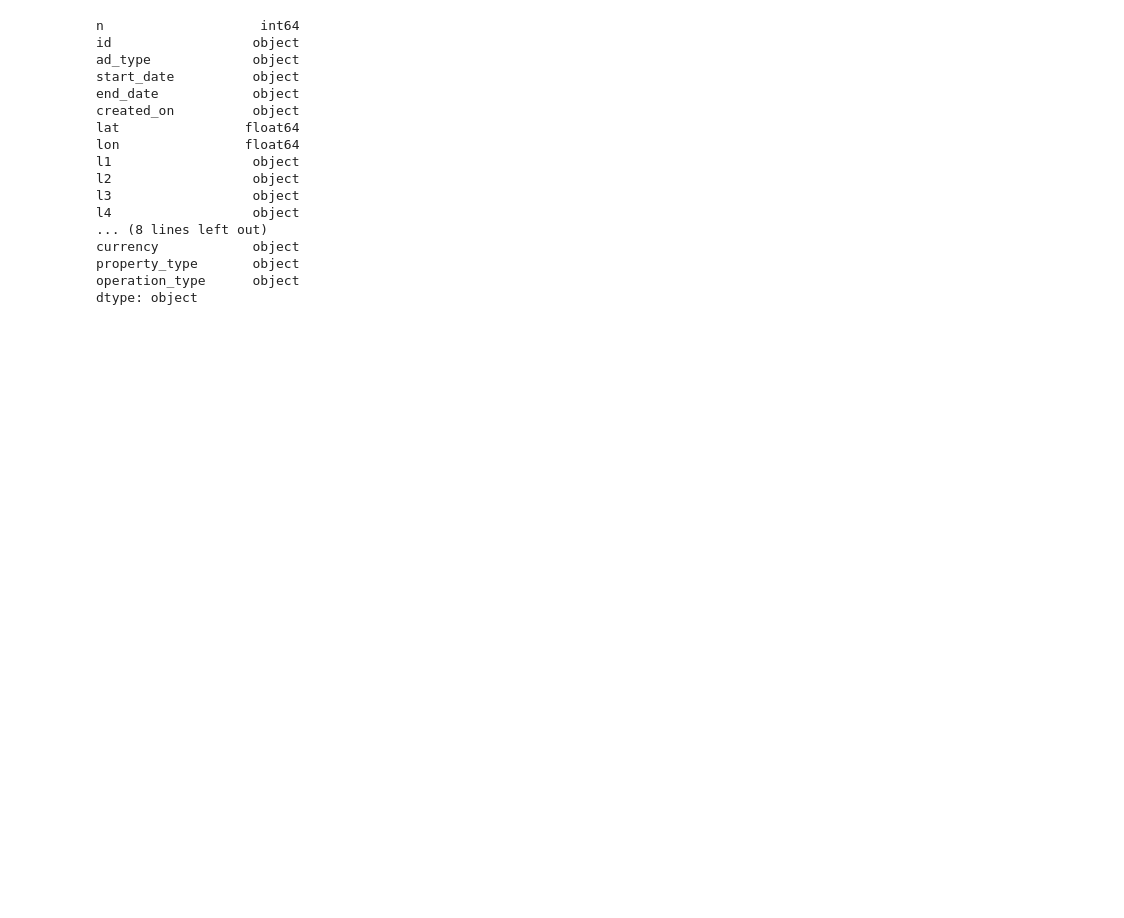
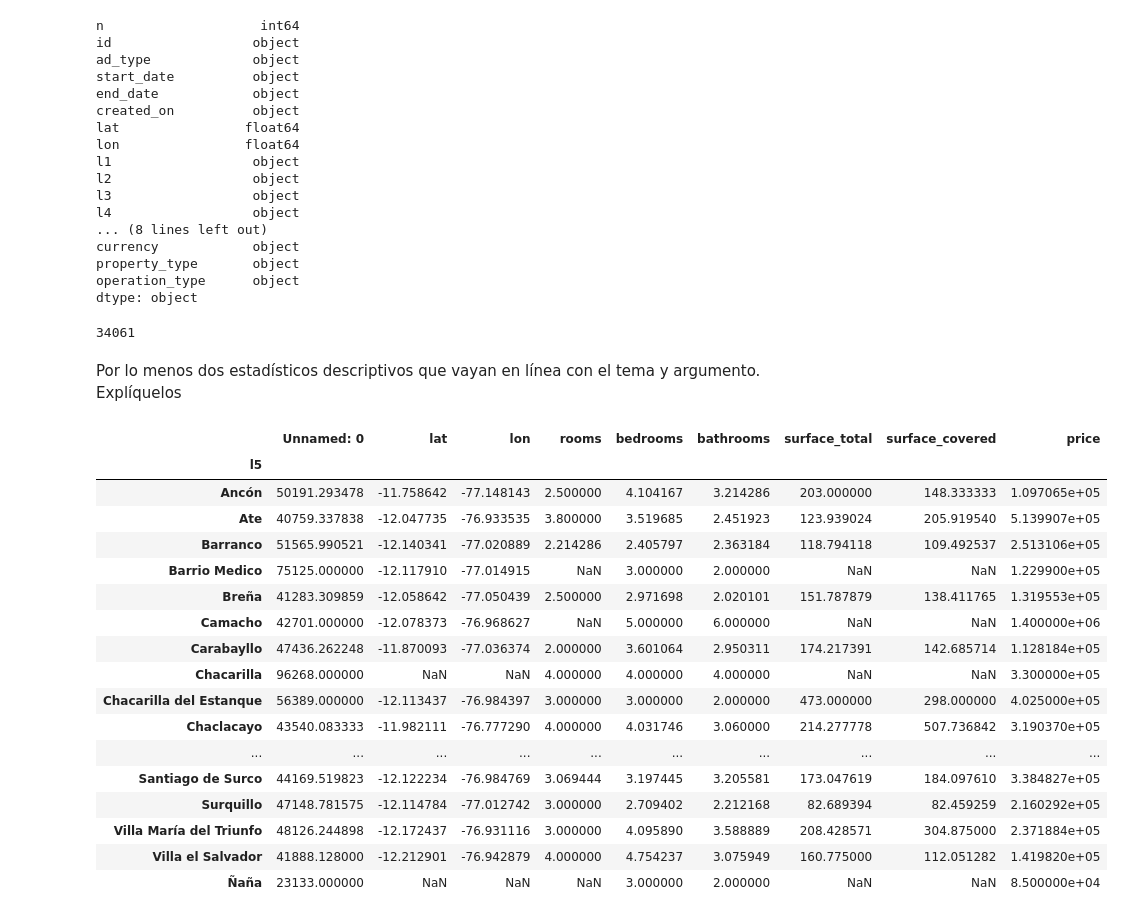
Before and after one commit to humitaz/BigData-Analytics, a Jupyter notebook: BU_Trabajo2.ipynb, the cells around one changed output. Cells and saved outputs as stored; diff of their text form; code cells hidden in the pictures; blank space fills up the shorter version.

Commit message:
update_estadísticos

```diff
--- a/BU_Trabajo2.ipynb
+++ b/BU_Trabajo2.ipynb
@@ -8,7 +5,7 @@ properati = dd.read_csv('properati.csv')
 properati = dd.read_csv(os.path.join('properati.csv'), dtype={'n': float , 'id': object , 'ad_type': object, 'start_date':object, 'end_date':object,
 'created_on':object, 'lat':float, 'lon':float, 'l1':object, 'l2':object, 'l3':str, 'l4':str,
 'l5':str, 'l6':str, 'rooms':float, 'bedrooms': float, 'bathrooms':float, 'surface_total':float,
-'surface_covered':float, 'price':float, 'currency':object, 'property_type':object, 'operation_type':object})
+'surface_covered':float, 'price':int, 'currency':object, 'property_type':object, 'operation_type':object})
 properati
 # %% [output]
 Dask DataFrame Structure:
@@ -55,0 +51,28 @@ dtype: object
+# %%
+len(properati)
+# %% [output]
+34061
+# %% [markdown]
+Por lo menos dos estadísticos descriptivos que vayan en línea con el tema y argumento. Explíquelos
+# %%
+mean_properati = properati.groupby("l5").mean().compute()
+mean_properati
+# %% [output]
+|  | Unnamed: 0 | lat | lon | rooms | bedrooms | bathrooms | surface_total | surface_covered | price |
+| l5 |  |  |  |  |  |  |  |  |  |
+| Ancón | 50191.293478 | -11.758642 | -77.148143 | 2.500000 | 4.104167 | 3.214286 | 203.000000 | 148.333333 | 1.097065e+05 |
+| Ate | 40759.337838 | -12.047735 | -76.933535 | 3.800000 | 3.519685 | 2.451923 | 123.939024 | 205.919540 | 5.139907e+05 |
+| Barranco | 51565.990521 | -12.140341 | -77.020889 | 2.214286 | 2.405797 | 2.363184 | 118.794118 | 109.492537 | 2.513106e+05 |
+| Barrio Medico | 75125.000000 | -12.117910 | -77.014915 | NaN | 3.000000 | 2.000000 | NaN | NaN | 1.229900e+05 |
+| Breña | 41283.309859 | -12.058642 | -77.050439 | 2.500000 | 2.971698 | 2.020101 | 151.787879 | 138.411765 | 1.319553e+05 |
+| Camacho | 42701.000000 | -12.078373 | -76.968627 | NaN | 5.000000 | 6.000000 | NaN | NaN | 1.400000e+06 |
+| Carabayllo | 47436.262248 | -11.870093 | -77.036374 | 2.000000 | 3.601064 | 2.950311 | 174.217391 | 142.685714 | 1.128184e+05 |
+| Chacarilla | 96268.000000 | NaN | NaN | 4.000000 | 4.000000 | 4.000000 | NaN | NaN | 3.300000e+05 |
+| Chacarilla del Estanque | 56389.000000 | -12.113437 | -76.984397 | 3.000000 | 3.000000 | 2.000000 | 473.000000 | 298.000000 | 4.025000e+05 |
+| Chaclacayo | 43540.083333 | -11.982111 | -76.777290 | 4.000000 | 4.031746 | 3.060000 | 214.277778 | 507.736842 | 3.190370e+05 |
+| ... | ... | ... | ... | ... | ... | ... | ... | ... | ... |
+| Santiago de Surco | 44169.519823 | -12.122234 | -76.984769 | 3.069444 | 3.197445 | 3.205581 | 173.047619 | 184.097610 | 3.384827e+05 |
+| Surquillo | 47148.781575 | -12.114784 | -77.012742 | 3.000000 | 2.709402 | 2.212168 | 82.689394 | 82.459259 | 2.160292e+05 |
+| Villa María del Triunfo | 48126.244898 | -12.172437 | -76.931116 | 3.000000 | 4.095890 | 3.588889 | 208.428571 | 304.875000 | 2.371884e+05 |
+| Villa el Salvador | 41888.128000 | -12.212901 | -76.942879 | 4.000000 | 4.754237 | 3.075949 | 160.775000 | 112.051282 | 1.419820e+05 |
+| Ñaña | 23133.000000 | NaN | NaN | NaN | 3.000000 | 2.000000 | NaN | NaN | 8.500000e+04 |
```
Also changed, not shown: parts of 9 cells of this notebook.
